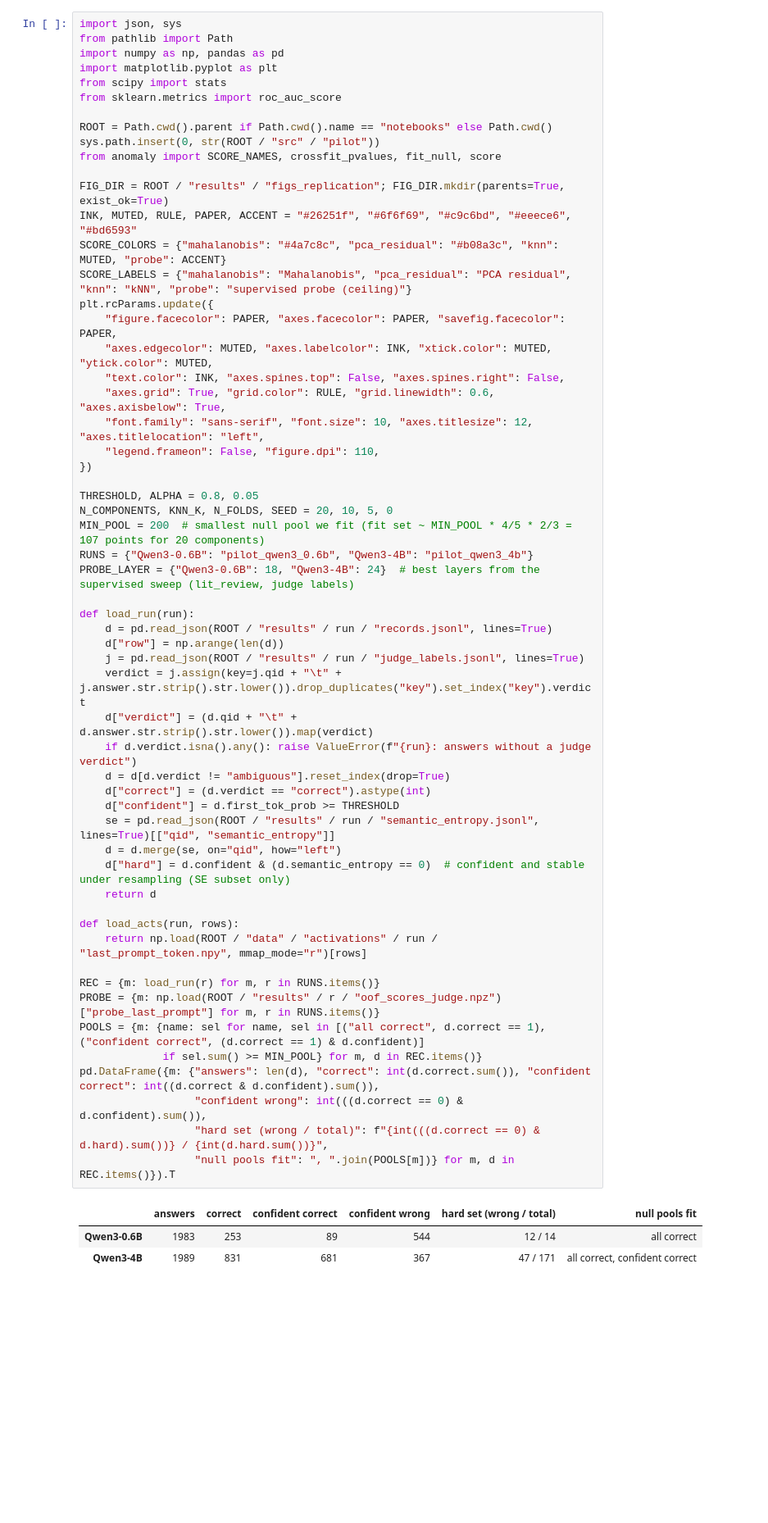
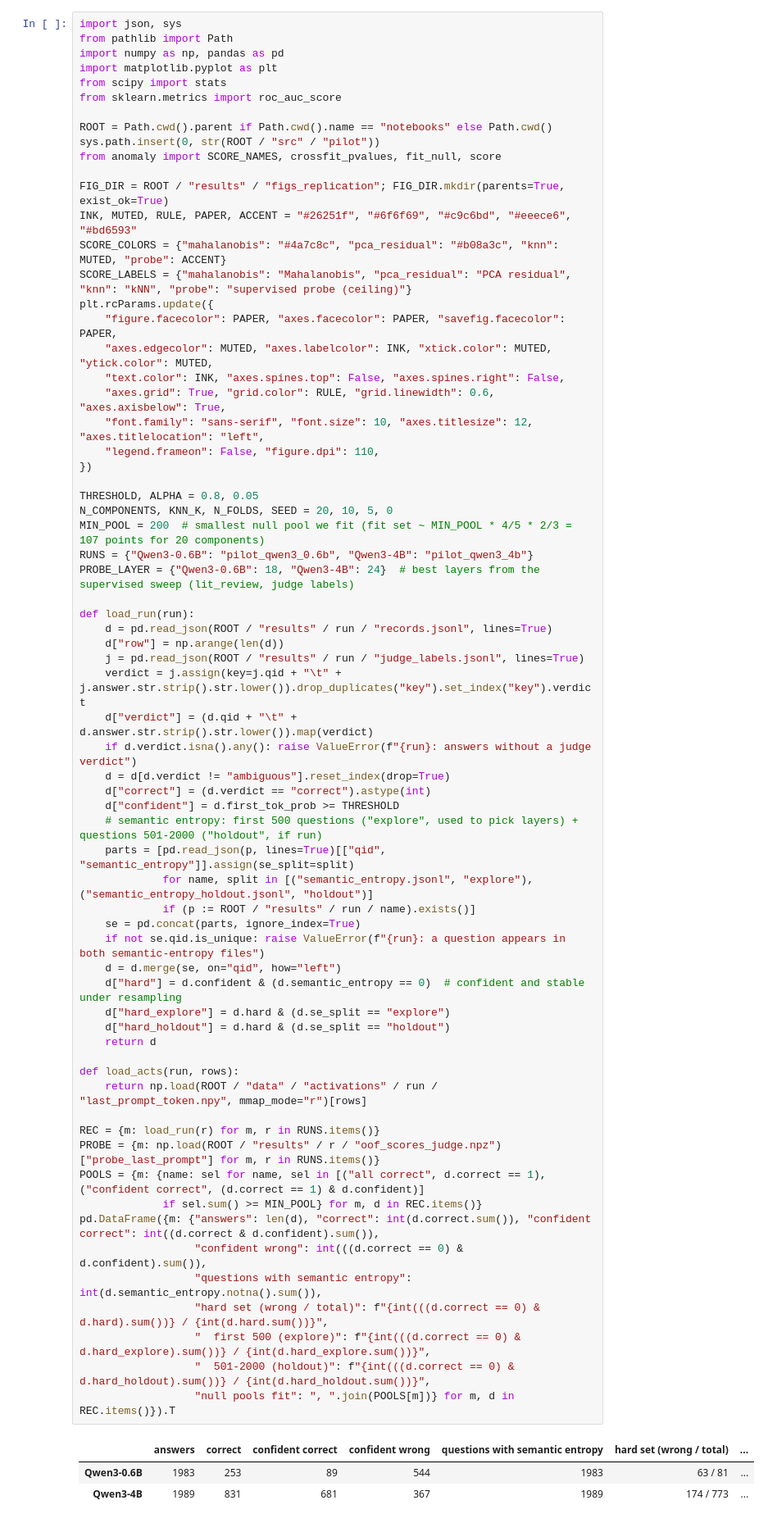
Before and after one commit to Ameya-bit/hallucination-monitors, a Jupyter notebook: notebooks/replication.ipynb, the cells around one changed output. Shown at 82% size. Drawn from its saved outputs; the diff is of its cells as text; blank space fills up the shorter version.

```diff
--- a/notebooks/replication.ipynb
+++ b/notebooks/replication.ipynb
@@ -47,38 +47,48 @@ THRESHOLD, ALPHA = 0.8, 0.05
 N_COMPONENTS, KNN_K, N_FOLDS, SEED = 20, 10, 5, 0
 MIN_POOL = 200  # smallest null pool we fit (fit set ~ MIN_POOL * 4/5 * 2/3 = 107 points for 20 components)
 RUNS = {"Qwen3-0.6B": "pilot_qwen3_0.6b", "Qwen3-4B": "pilot_qwen3_4b"}
 PROBE_LAYER = {"Qwen3-0.6B": 18, "Qwen3-4B": 24}  # best layers from the supervised sweep (lit_review, judge labels)
 
 def load_run(run):
     d = pd.read_json(ROOT / "results" / run / "records.jsonl", lines=True)
     d["row"] = np.arange(len(d))
     j = pd.read_json(ROOT / "results" / run / "judge_labels.jsonl", lines=True)
     verdict = j.assign(key=j.qid + "\t" + j.answer.str.strip().str.lower()).drop_duplicates("key").set_index("key").verdict
     d["verdict"] = (d.qid + "\t" + d.answer.str.strip().str.lower()).map(verdict)
     if d.verdict.isna().any(): raise ValueError(f"{run}: answers without a judge verdict")
     d = d[d.verdict != "ambiguous"].reset_index(drop=True)
     d["correct"] = (d.verdict == "correct").astype(int)
     d["confident"] = d.first_tok_prob >= THRESHOLD
-    se = pd.read_json(ROOT / "results" / run / "semantic_entropy.jsonl", lines=True)[["qid", "semantic_entropy"]]
+    # semantic entropy: first 500 questions ("explore", used to pick layers) + questions 501-2000 ("holdout", if run)
+    parts = [pd.read_json(p, lines=True)[["qid", "semantic_entropy"]].assign(se_split=split)
+             for name, split in [("semantic_entropy.jsonl", "explore"), ("semantic_entropy_holdout.jsonl", "holdout")]
+             if (p := ROOT / "results" / run / name).exists()]
+    se = pd.concat(parts, ignore_index=True)
+    if not se.qid.is_unique: raise ValueError(f"{run}: a question appears in both semantic-entropy files")
     d = d.merge(se, on="qid", how="left")
-    d["hard"] = d.confident & (d.semantic_entropy == 0)  # confident and stable under resampling (SE subset only)
+    d["hard"] = d.confident & (d.semantic_entropy == 0)  # confident and stable under resampling
+    d["hard_explore"] = d.hard & (d.se_split == "explore")
+    d["hard_holdout"] = d.hard & (d.se_split == "holdout")
     return d
 
 def load_acts(run, rows):
     return np.load(ROOT / "data" / "activations" / run / "last_prompt_token.npy", mmap_mode="r")[rows]
 
 REC = {m: load_run(r) for m, r in RUNS.items()}
 PROBE = {m: np.load(ROOT / "results" / r / "oof_scores_judge.npz")["probe_last_prompt"] for m, r in RUNS.items()}
 POOLS = {m: {name: sel for name, sel in [("all correct", d.correct == 1), ("confident correct", (d.correct == 1) & d.confident)]
              if sel.sum() >= MIN_POOL} for m, d in REC.items()}
 pd.DataFrame({m: {"answers": len(d), "correct": int(d.correct.sum()), "confident correct": int((d.correct & d.confident).sum()),
                   "confident wrong": int(((d.correct == 0) & d.confident).sum()),
+                  "questions with semantic entropy": int(d.semantic_entropy.notna().sum()),
                   "hard set (wrong / total)": f"{int(((d.correct == 0) & d.hard).sum())} / {int(d.hard.sum())}",
+                  "  first 500 (explore)": f"{int(((d.correct == 0) & d.hard_explore).sum())} / {int(d.hard_explore.sum())}",
+                  "  501-2000 (holdout)": f"{int(((d.correct == 0) & d.hard_holdout).sum())} / {int(d.hard_holdout.sum())}",
                   "null pools fit": ", ".join(POOLS[m])} for m, d in REC.items()}).T
 # %% [output]
-|  | answers | correct | confident correct | confident wrong | hard set (wrong / total) | null pools fit |
-| Qwen3-0.6B | 1983 | 253 | 89 | 544 | 12 / 14 | all correct |
-| Qwen3-4B | 1989 | 831 | 681 | 367 | 47 / 171 | all correct, confident correct |
+|  | answers | correct | confident correct | confident wrong | questions with semantic entropy | hard set (wrong / total) | ... |
+| Qwen3-0.6B | 1983 | 253 | 89 | 544 | 1983 | 63 / 81 | ... |
+| Qwen3-4B | 1989 | 831 | 681 | 367 | 1989 | 174 / 773 | ... |
 # %% [markdown]
 ## 1. p-values at every layer
 
```
Also changed, not shown: parts of 10 cells of this notebook, 4 other files.
